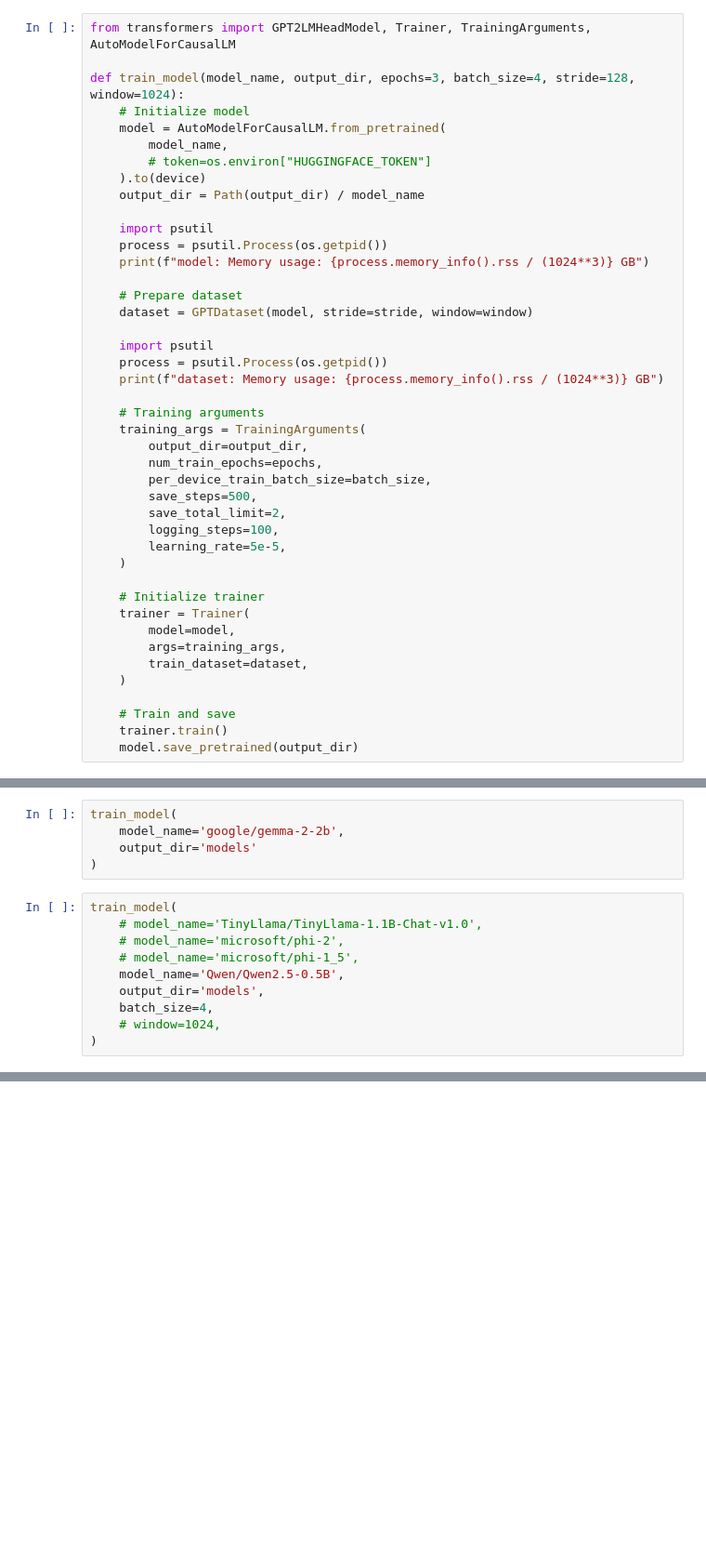
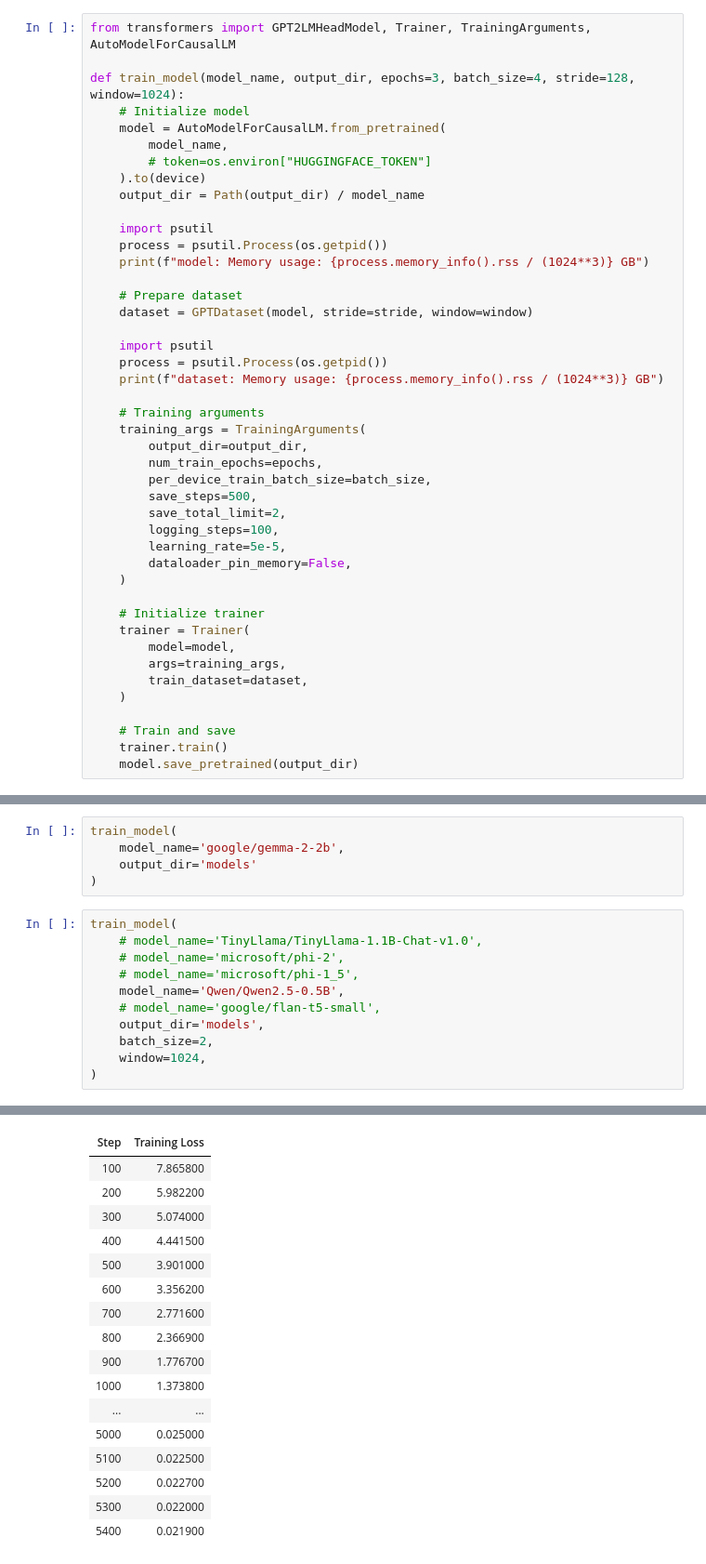
Before and after one commit to JoeyShapiro/TimeSeriesGPT, a Jupyter notebook: model.ipynb, the cells around one changed output, grey strips where cells are left out. Shown at 93% size. Saved outputs shown, nothing was run; the diff lists cells and outputs as text; blank space fills up the shorter version.

```diff
--- a/model.ipynb
+++ b/model.ipynb
@@ -377,6 +398,7 @@ def train_model(model_name, output_dir, epochs=3, batch_size=4, stride=128, wind
         save_total_limit=2,
         logging_steps=100,
         learning_rate=5e-5,
+        dataloader_pin_memory=False,
     )
 
     # Initialize trainer
@@ -446,8 +468,9 @@ train_model(
     # model_name='microsoft/phi-2',
     # model_name='microsoft/phi-1_5',
     model_name='Qwen/Qwen2.5-0.5B',
+    # model_name='google/flan-t5-small',
     output_dir='models',
-    batch_size=4,
-    # window=1024,
+    batch_size=2,
+    window=1024,
 )
 # %% [output]
@@ -464,2 +495,19 @@ dataset: Memory usage: 2.280242919921875 GB
+| Step | Training Loss |
+| 100 | 7.865800 |
+| 200 | 5.982200 |
+| 300 | 5.074000 |
+| 400 | 4.441500 |
+| 500 | 3.901000 |
+| 600 | 3.356200 |
+| 700 | 2.771600 |
+| 800 | 2.366900 |
+| 900 | 1.776700 |
+| 1000 | 1.373800 |
+| ... | ... |
+| 5000 | 0.025000 |
+| 5100 | 0.022500 |
+| 5200 | 0.022700 |
+| 5300 | 0.022000 |
+| 5400 | 0.021900 |
 # %%
 import torch
```
Also changed, not shown: parts of 4 cells of this notebook.
